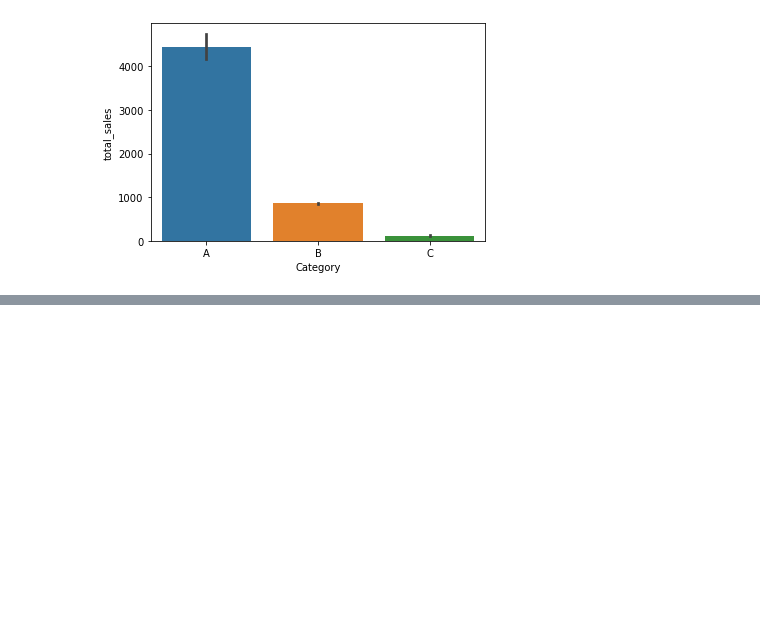
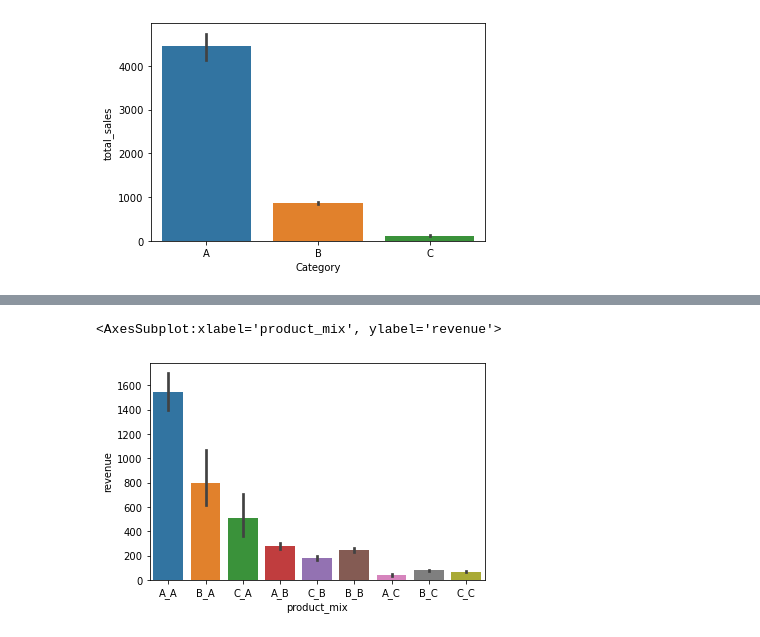
Before and after one commit to Naveen-janakiraman/Projects, a Jupyter notebook: Supply chain datascience- ABC Analysis.ipynb, the cells around one changed output, grey strips where cells are left out. Cells and saved outputs as stored; diff of their text form; code cells hidden in the pictures; blank space fills up the shorter version.

```diff
--- a/Supply chain datascience- ABC Analysis.ipynb
+++ b/Supply chain datascience- ABC Analysis.ipynb
@@ -164,0 +214,3 @@ sns.barplot(x='Category',y='total_sales',data=segregated)
+# %%
+country_grouped=sales.groupby(['Country','Description']).agg(total_sales=('Quantity',np.sum),
+                                              total_revenue=('Revenue',np.sum)).reset_index()
@@ -164,0 +220,2 @@ sns.barplot(x='Category',y='total_sales',data=segregated)
+# %%
+mix_segregated=inv.productmix_storelevel(country_grouped['Description'],country_grouped['total_sales'],country_grouped['total_revenue'],country_grouped['Country'])
@@ -164,0 +288,3 @@ sns.barplot(x='Category',y='total_sales',data=segregated)
+# %%
+sns.barplot(data=mix_segregated,x='product_mix',y='revenue')
+# %% [output]
@@ -164,0 +292,2 @@ sns.barplot(x='Category',y='total_sales',data=segregated)
+<AxesSubplot:xlabel='product_mix', ylabel='revenue'>
+[figure, added]
```
Also changed, not shown: parts of 21 cells of this notebook.
